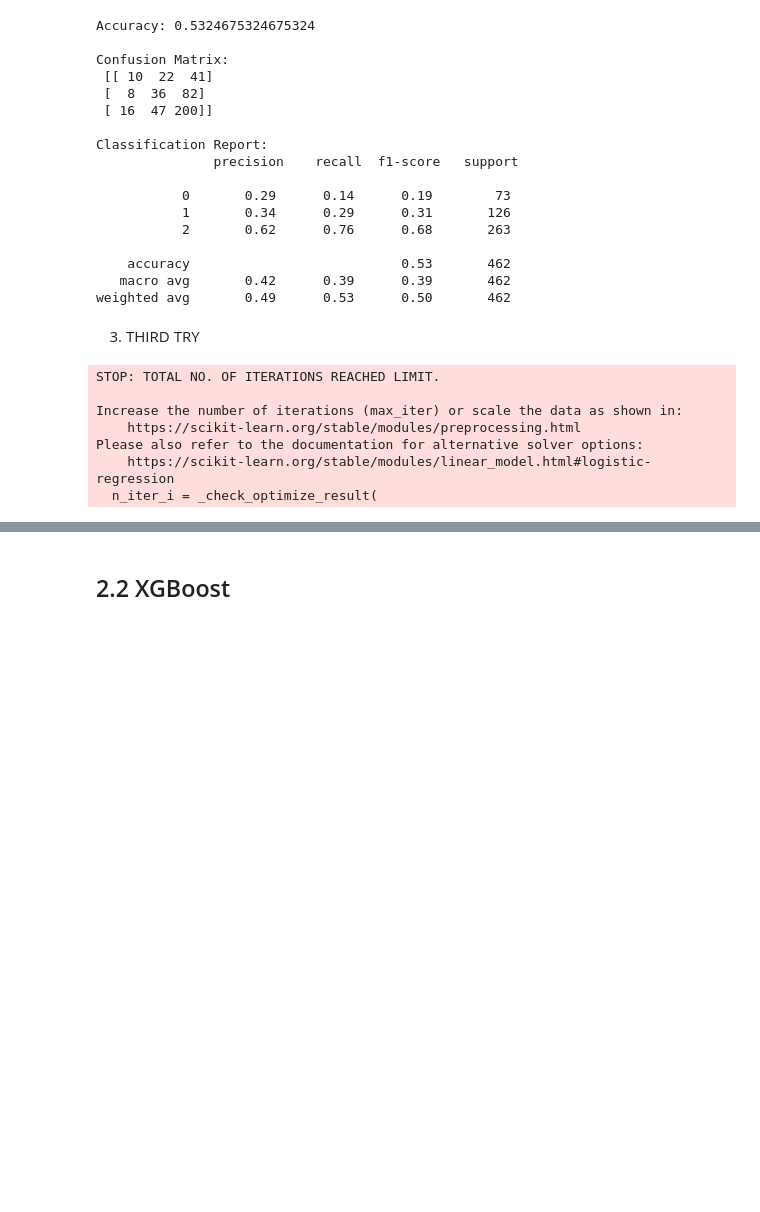
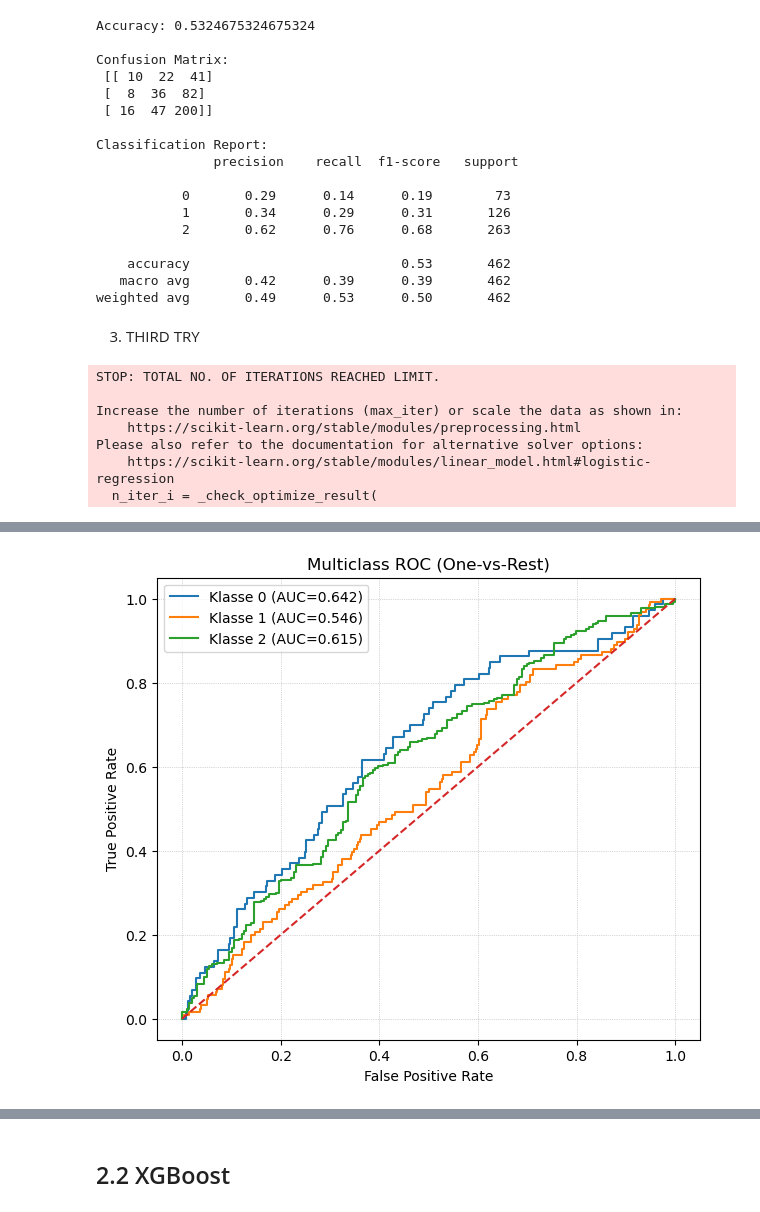
Before and after one commit to samuellukaswidmer/Bachelorproject-HS25, a Jupyter notebook: stenosis.ipynb, the cells around one changed output, grey strips where cells are left out. Saved outputs shown, nothing was run; the diff lists cells and outputs as text; code cells hidden in the pictures; blank space fills up the shorter version.

Commit message:
trained xgboost classifier and added PR and ROC curves

```diff
--- a/stenosis.ipynb
+++ b/stenosis.ipynb
@@ -203,7 +203,11 @@ weighted avg       0.49      0.53      0.50       462
 3. THIRD TRY
 # %%
 # Logistic Regression with proper NaN handling + imputation + OHE in a Pipeline
-
+import matplotlib.pyplot as plt
+from sklearn.preprocessing import label_binarize
+from sklearn.metrics import (
+    roc_curve, auc, precision_recall_curve, average_precision_score
+)
 import pandas as pd
 import numpy as np
 from sklearn.model_selection import train_test_split
@@ -280,6 +284,82 @@ print("Accuracy:", accuracy_score(y_test, y_pred))
 print("\nConfusion Matrix:\n", confusion_matrix(y_test, y_pred))
 print("\nClassification Report:\n", classification_report(y_test, y_pred))
 
+# Wahrscheinlichkeiten holen
+y_score = clf.predict_proba(X_test)
+
+# Klassen in der vom Modell verwendeten Reihenfolge
+classes = clf.named_steps["logreg"].classes_  # z.B. array([0, 1, 2])
+y_test_bin = label_binarize(y_test, classes=classes)
+
+# Container
+fpr, tpr, roc_auc = {}, {}, {}
+precision, recall, avg_precision = {}, {}, {}
+
+valid_classes_roc = []
+valid_classes_pr = []
+
+# Pro Klasse (OvR). Klassen ohne Positives im Testskippen, um Fehler zu vermeiden.
+for i, c in enumerate(classes):
+    y_true_i = y_test_bin[:, i]
+    y_score_i = y_score[:, i]
+
+    # ROC nur sinnvoll, wenn es Positives und Negatives gibt
+    if y_true_i.any() and (~y_true_i.astype(bool)).any():
+        fpr[i], tpr[i], _ = roc_curve(y_true_i, y_score_i)
+        roc_auc[i] = auc(fpr[i], tpr[i])
+        valid_classes_roc.append(i)
+
+    # PR-Kurve: braucht mind. ein Positives
+    if y_true_i.any():
+        precision[i], recall[i], _ = precision_recall_curve(y_true_i, y_score_i)
+        avg_precision[i] = average_precision_score(y_true_i, y_score_i)
+        valid_classes_pr.append(i)
+
+# Micro/Macro
+# (funktioniert auch, wenn einzelne Klassen im Testset fehlen)
+fpr["micro"], tpr["micro"], _ = roc_curve(y_test_bin.ravel(), y_score.ravel())
+roc_auc["micro"] = auc(fpr["micro"], tpr["micro"])
+precision["micro"], recall["micro"], _ = precision_recall_curve(y_test_bin.ravel(), y_score.ravel())
+avg_precision["micro"] = average_precision_score(y_test_bin, y_score, average="micro")
+
+# Macro als Mittel der vorhandenen OvR-Skoren
+if valid_classes_roc:
+    roc_auc["macro"] = float(np.mean([roc_auc[i] for i in valid_classes_roc]))
+else:
+    roc_auc["macro"] = np.nan
+
+if valid_classes_pr:
+    avg_precision["macro"] = float(np.mean([avg_precision[i] for i in valid_classes_pr]))
+else:
+    avg_precision["macro"] = np.nan
+
+print(f"\nROC AUC — micro: {roc_auc['micro']:.3f}, macro: {roc_auc['macro']:.3f}")
+print(f"Avg Precision — micro: {avg_precision['micro']:.3f}, macro: {avg_precision['macro']:.3f}")
+
+# --- ROC plot ---
+plt.figure(figsize=(7, 6))
+for i in valid_classes_roc:
+    plt.plot(fpr[i], tpr[i], label=f"Klasse {classes[i]} (AUC={roc_auc[i]:.3f})")
+plt.plot([0, 1], [0, 1], linestyle="--")
+plt.xlabel("False Positive Rate")
+plt.ylabel("True Positive Rate")
+plt.title("Multiclass ROC (One-vs-Rest)")
+plt.legend()
+plt.grid(True, linestyle=":", linewidth=0.5)
+plt.show()
+
+# --- Precision–Recall plot ---
+plt.figure(figsize=(7, 6))
+for i in valid_classes_pr:
+    plt.plot(recall[i], precision[i], label=f"Klasse {classes[i]} (AP={avg_precision[i]:.3f})")
+plt.xlabel("Recall")
+plt.ylabel("Precision")
+plt.title("Multiclass Precision–Recall (One-vs-Rest)")
+plt.legend()
+plt.grid(True, linestyle=":", linewidth=0.5)
+plt.show()
+
+
 # Optional: quick missingness report (after correct NaN parsing)
 missing_pct = (X.isna().mean()*100).sort_values(ascending=False)
 print("\nTop 15 features by missingness (%):")
@@ -311,0 +394 @@ dtype: float64
+[figure, added]
```
Also changed, not shown: parts of 3 cells of this notebook.
